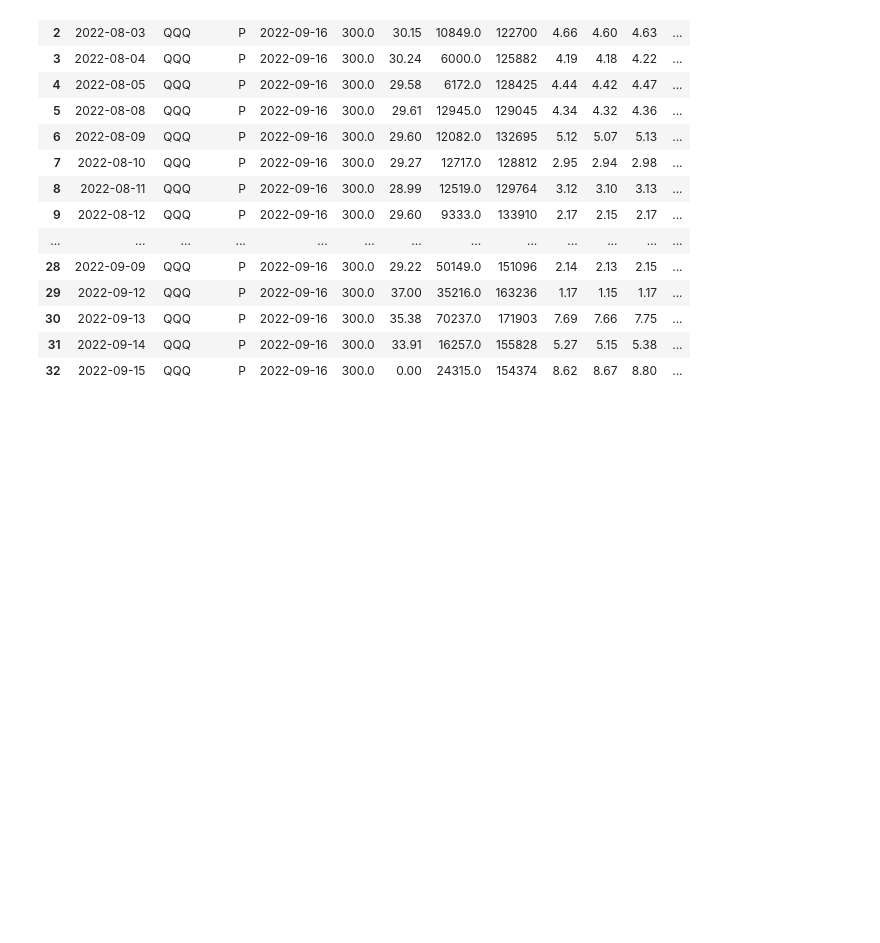
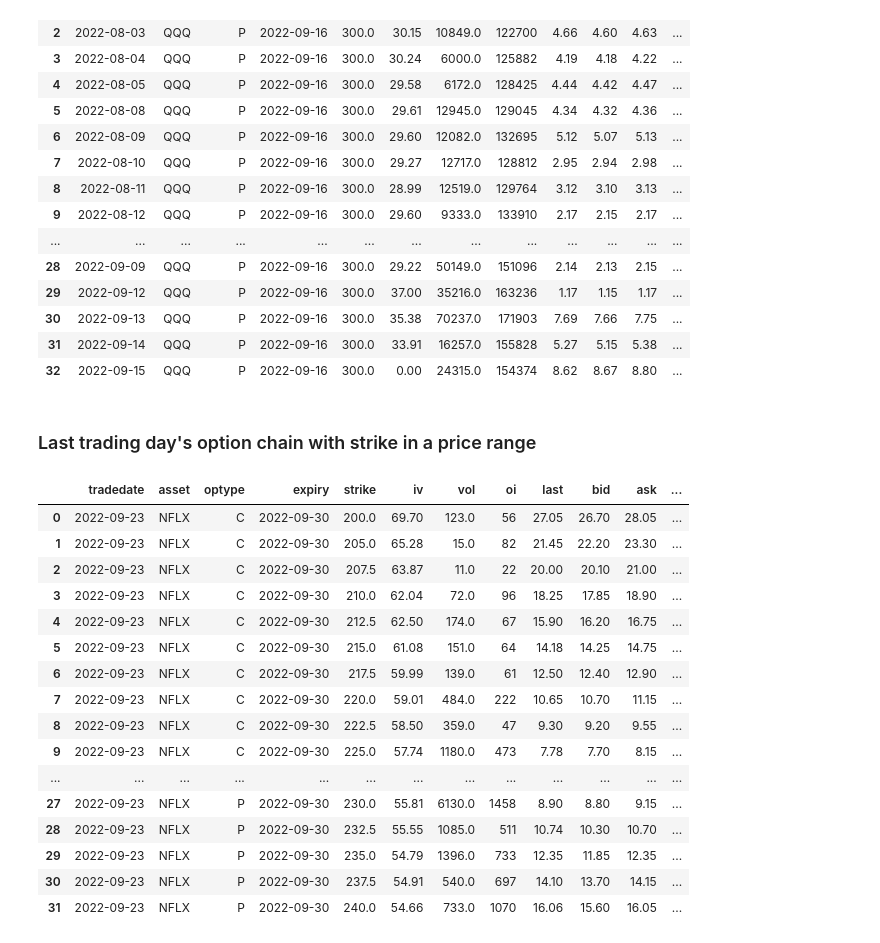
Before and after one commit to willbillionquant/bsoption, a Jupyter notebook: nyopchain-dbclass.ipynb, the cells around one changed output. Drawn from its saved outputs; the diff is of its cells as text; code cells hidden in the pictures; blank space fills up the shorter version.

```diff
--- a/nyopchain-dbclass.ipynb
+++ b/nyopchain-dbclass.ipynb
@@ -155,7 +157,10 @@ print(assetlist)
 # %% [markdown]
 ### Example 1: single expiry, two adjacent trading days, only put, order by strike then tradedate
 # %%
-inputdict1 = {'asset': 'NVDA',
+starttime = time()
+asset1 = 'NVDA'
+
+inputdict1 = {'asset': asset1,
               'optype': ('P', 'P'), # Option type: ("C", "C") = CALL only, ("P", "P") = PUT only, ("C", "P") = CALL & PUT
               'strike_lowerbound': 150,  # Lower bound for range of strike prices (inclusive)
               'strike_upperbound': 180,  # Upper bound for range of strike prices (inclusive)
@@ -167,5 +172,10 @@ inputdict1 = {'asset': 'NVDA',
 
 orderfield1 = ['optype', 'strike', 'tradedate']
 dfop1 = Opchain.loadopdata(inputdict1, orderfield=orderfield1)
+
+endtime = time()
+duration = round(endtime - starttime, 4)
+print(f'Time elapsed query on {asset1} next week option: {duration}s')
+
 dfop1
 # %% [output]
@@ -219,3 +230,43 @@ dfop2
 | 30 | 2022-09-13 | QQQ | P | 2022-09-16 | 300.0 | 35.38 | 70237.0 | 171903 | 7.69 | 7.66 | 7.75 | ... |
 | 31 | 2022-09-14 | QQQ | P | 2022-09-16 | 300.0 | 33.91 | 16257.0 | 155828 | 5.27 | 5.15 | 5.38 | ... |
 | 32 | 2022-09-15 | QQQ | P | 2022-09-16 | 300.0 | 0.00 | 24315.0 | 154374 | 8.62 | 8.67 | 8.80 | ... |
+# %% [markdown]
+### Last trading day's option chain with strike in a price range
+# %%
+today = (datetime.today() - timedelta(hours=6)).strftime('%Y-%m-%d')
+tdlist = gettradedays(holidaydictny)
+lasttd = [dtstr for dtstr in tdlist if dtstr < today][-1]
+ltddate = datetime.strptime(lasttd, '%Y-%m-%d')
+nextexpiry = (ltddate + timedelta(days=7)).strftime('%Y-%m-%d')
+next2expiry = (ltddate + timedelta(days=13)).strftime('%Y-%m-%d')
+
+inputdict3 = {'asset': 'NFLX',
+              'optype': ('C', 'P'), # Option type: ("C", "C") = CALL only, ("P", "P") = PUT only, ("C", "P") = CALL & PUT
+              'strike_lowerbound': 200,  # Lower bound for range of strike prices (inclusive)
+              'strike_upperbound': 240,  # Upper bound for range of strike prices (inclusive)
+              'startexpiry': nextexpiry,  # query expiry startdate (inclusive)
+              'endexpiry': next2expiry,  # query expiry enddate (inclusive)
+              'starttd': lasttd,  # query period startdate (inclusive)
+              'endtd': lasttd  # query period startdate (inclusive)
+             }
+
+dfop3 = Opchain.loadopdata(inputdict3)
+dfop3
+# %% [output]
+|  | tradedate | asset | optype | expiry | strike | iv | vol | oi | last | bid | ask | ... |
+| 0 | 2022-09-23 | NFLX | C | 2022-09-30 | 200.0 | 69.70 | 123.0 | 56 | 27.05 | 26.70 | 28.05 | ... |
+| 1 | 2022-09-23 | NFLX | C | 2022-09-30 | 205.0 | 65.28 | 15.0 | 82 | 21.45 | 22.20 | 23.30 | ... |
+| 2 | 2022-09-23 | NFLX | C | 2022-09-30 | 207.5 | 63.87 | 11.0 | 22 | 20.00 | 20.10 | 21.00 | ... |
+| 3 | 2022-09-23 | NFLX | C | 2022-09-30 | 210.0 | 62.04 | 72.0 | 96 | 18.25 | 17.85 | 18.90 | ... |
+| 4 | 2022-09-23 | NFLX | C | 2022-09-30 | 212.5 | 62.50 | 174.0 | 67 | 15.90 | 16.20 | 16.75 | ... |
+| 5 | 2022-09-23 | NFLX | C | 2022-09-30 | 215.0 | 61.08 | 151.0 | 64 | 14.18 | 14.25 | 14.75 | ... |
+| 6 | 2022-09-23 | NFLX | C | 2022-09-30 | 217.5 | 59.99 | 139.0 | 61 | 12.50 | 12.40 | 12.90 | ... |
+| 7 | 2022-09-23 | NFLX | C | 2022-09-30 | 220.0 | 59.01 | 484.0 | 222 | 10.65 | 10.70 | 11.15 | ... |
+| 8 | 2022-09-23 | NFLX | C | 2022-09-30 | 222.5 | 58.50 | 359.0 | 47 | 9.30 | 9.20 | 9.55 | ... |
+| 9 | 2022-09-23 | NFLX | C | 2022-09-30 | 225.0 | 57.74 | 1180.0 | 473 | 7.78 | 7.70 | 8.15 | ... |
+| ... | ... | ... | ... | ... | ... | ... | ... | ... | ... | ... | ... | ... |
+| 27 | 2022-09-23 | NFLX | P | 2022-09-30 | 230.0 | 55.81 | 6130.0 | 1458 | 8.90 | 8.80 | 9.15 | ... |
+| 28 | 2022-09-23 | NFLX | P | 2022-09-30 | 232.5 | 55.55 | 1085.0 | 511 | 10.74 | 10.30 | 10.70 | ... |
+| 29 | 2022-09-23 | NFLX | P | 2022-09-30 | 235.0 | 54.79 | 1396.0 | 733 | 12.35 | 11.85 | 12.35 | ... |
+| 30 | 2022-09-23 | NFLX | P | 2022-09-30 | 237.5 | 54.91 | 540.0 | 697 | 14.10 | 13.70 | 14.15 | ... |
+| 31 | 2022-09-23 | NFLX | P | 2022-09-30 | 240.0 | 54.66 | 733.0 | 1070 | 16.06 | 15.60 | 16.05 | ... |
```
Also changed, not shown: parts of 2 cells of this notebook.
